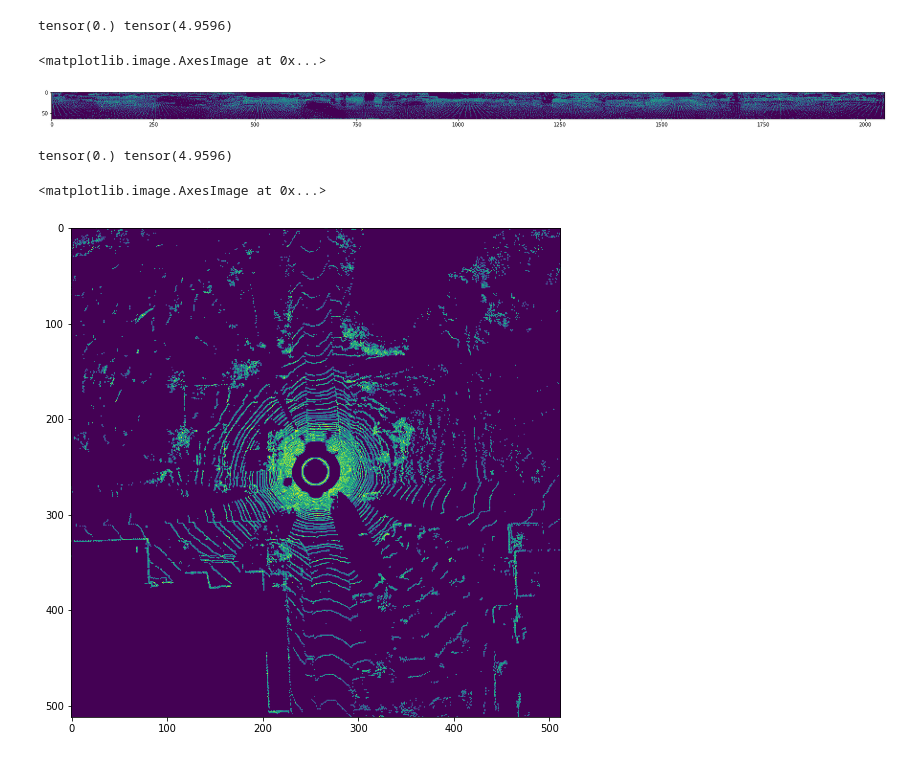
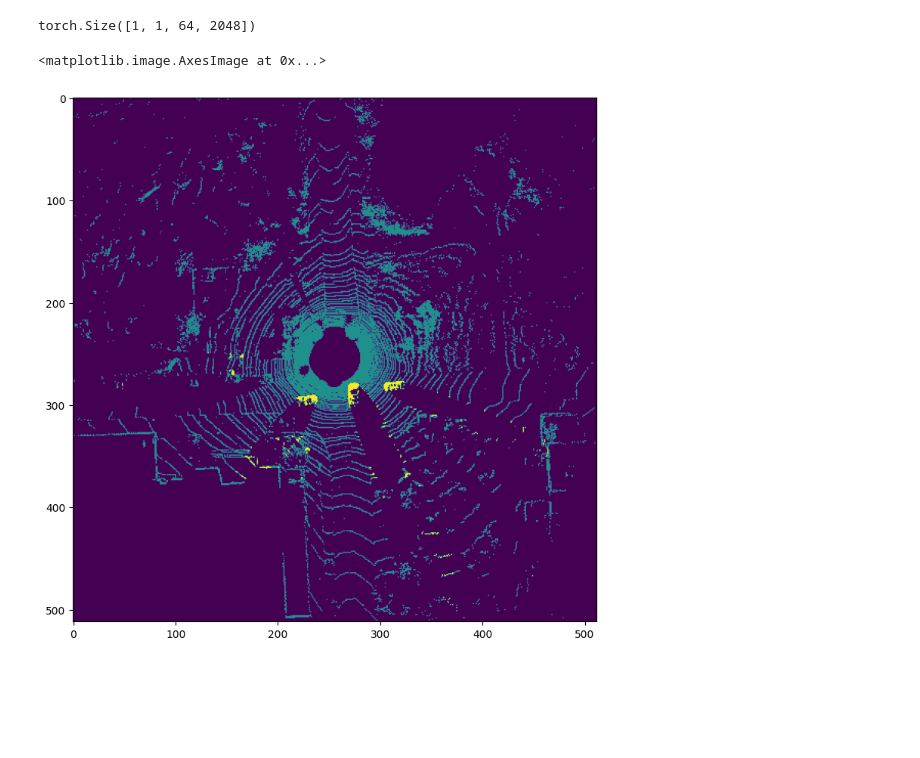
Before and after one commit to MinChoi0129/SwiftMOS, a Jupyter notebook: DVT_test.ipynb, the cells around one changed output. Cells and saved outputs as stored; diff of their text form; code cells hidden in the pictures; blank space fills up the shorter version.

```diff
--- a/DVT_test.ipynb
+++ b/DVT_test.ipynb
@@ -172,19 +179,11 @@ torch.Size([256, 256, 1])
-# %%
-print(torch.min(des_as_sph), torch.max(des_as_sph))
-image = torch.max(des_as_sph, dim=1)[0][0].cpu().numpy()
-plt.figure(figsize=(30, 4))
-plt.imshow(image)
-# %% [output]
-tensor(0.) tensor(4.9596)
-<matplotlib.image.AxesImage at 0x...>
-[figure, removed]
 # %%
-print(torch.min(sph_as_des), torch.max(sph_as_des))
-image = torch.max(sph_as_des, dim=1)[0][0].cpu().numpy()
+rv_label_tensor = sphere_label.unsqueeze(0).unsqueeze(0).squeeze(-1)
+print(rv_label_tensor.shape)
+bev_label_again = transform_view(rv_label_tensor, des_coord_t0, sph_coord_t0)[0][0].cpu().numpy()
 plt.figure(figsize=(9, 9))
-plt.imshow(image)
+plt.imshow(bev_label_again)
 # %% [output]
-tensor(0.) tensor(4.9596)
+torch.Size([1, 1, 64, 2048])
 <matplotlib.image.AxesImage at 0x...>
-[figure, old version]
+[figure, new version]
 # %%
```
Also changed, not shown: parts of 9 cells of this notebook, 12 other files.
